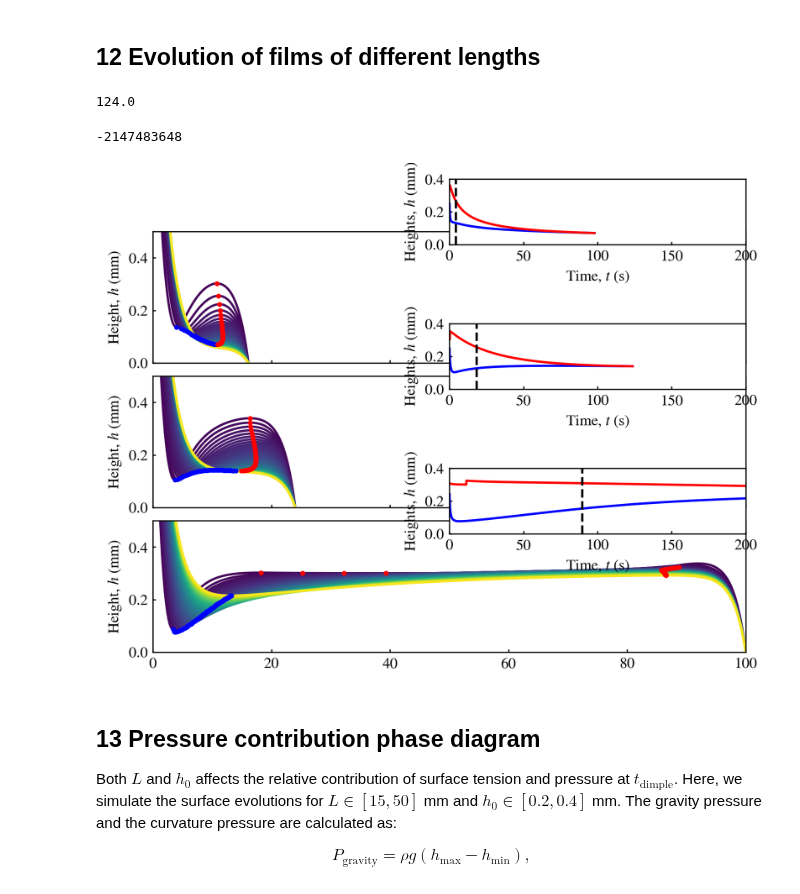
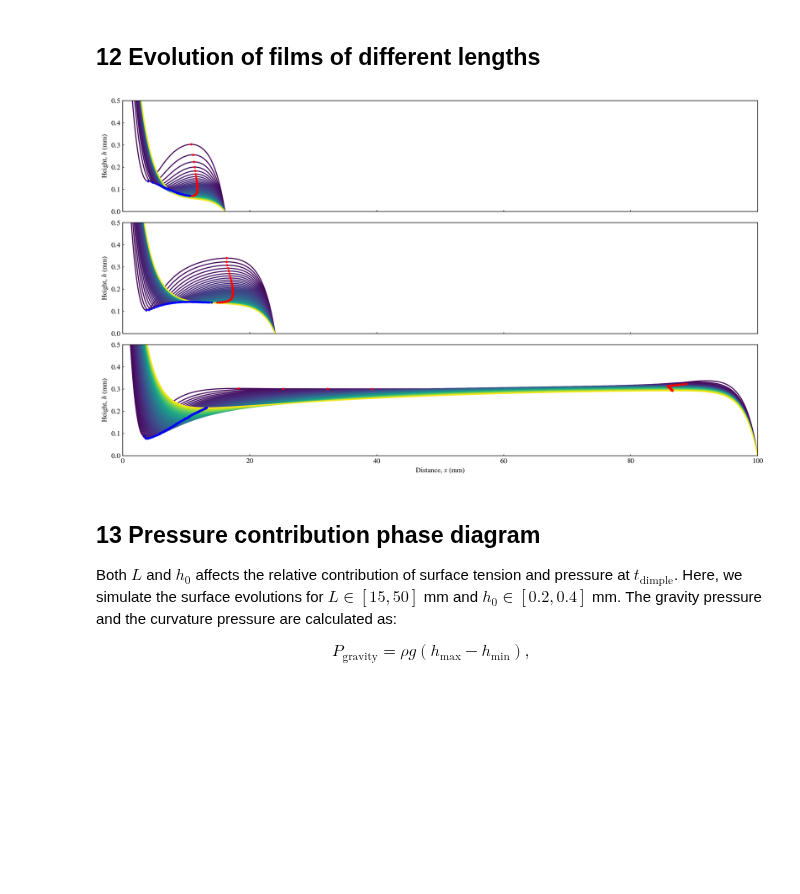
Before and after one commit to ZLoverty/WPM, a Jupyter notebook: Code/Response_to_reviewers.ipynb, the cells around one changed output. Saved outputs shown, nothing was run; the diff lists cells and outputs as text; code cells hidden in the pictures; blank space fills up the shorter version.

Commit message:
remake length plot for pre

```diff
--- a/Code/Response_to_reviewers.ipynb
+++ b/Code/Response_to_reviewers.ipynb
@@ -897,9 +895,9 @@ NameError: name 'readdata' is not defined
 # find the time of the highest curvature
 t_list = []
 # fig, ax = plt.subplots(1, 2, figsize=(7, 3), dpi=300, gridspec_kw={'wspace': 0.4})
+cmap = plt.get_cmap("viridis")
 for h, curvature in zip(curvature_data["h"], curvature_data["curvature"]):
     x, y = xy_bin(curvature_data["t"], curvature, mode="lin")
-    color = cmap((h-hmin)/(hmax-hmin))
     t_max = x[np.argmax(np.abs(y))]
     t_list.append(t_max)
 # %%
@@ -1197,51 +1198,44 @@ Text(0, 0.5, 'Dimple time, $t_\\mathrm{dimple}$ (s)')
 ## 12 Evolution of films of different lengths
 # %%
 folder = os.path.join(base_folder, "Research projects", "WPM", "Data", "three_lengths")
-# %%
-dimple.loc[i, "minima_index"]
-# %% [output]
-124.0
-# %%
-dimple.loc[i, "minima_index"].astype(int)
-# %% [output]
--2147483648
 # %%
 names = ["short", "medium", "long"]
 t_dimple = [4.5, 18.5, 89.7]
-fig, ax = plt.subplots(3, 1, figsize=(7, 5), dpi=300, sharex=True, sharey=True, gridspec_kw={"hspace": 0.1})
+fig, ax = plt.subplots(3, 1, figsize=(16, 9), dpi=300, sharex=True, sharey=True, gridspec_kw={"hspace": 0.1})
 cmap = plt.get_cmap("viridis")
 for num, name in enumerate(names):
     df = pd.read_csv(os.path.join(folder, f"{name}.csv")).set_index("x")
     dimple = pd.read_csv(os.path.join(folder, f"{name}-dimple.csv"))
     x = df.index.values
     for i in range(25, df.shape[1], 25):
         h = df.iloc[:, i].values
         ax[num].plot(x, h, color=cmap(i/df.shape[1]), label=name)
         min_ind = dimple.loc[i, "minima_index"]
         max_ind = dimple.loc[i, "maxima_index"]
         if np.isnan(min_ind) == False:
             ax[num].scatter(x[int(min_ind)], dimple.loc[i, "minima"], s=5, color="blue", zorder=10)
         if np.isnan(max_ind) == False:
             ax[num].scatter(x[int(max_ind)], dimple.loc[i, "maxima"], s=5, color="red", zorder=10)
     # draw an inset to each panel to show the evolution of hmin and hmax
 
-    inset = ax[num].inset_axes([0.5, 0.9, 0.5, 0.5])
-    inset.plot(dimple.t, dimple.minima, color="blue")
-    inset.plot(dimple.t, dimple.maxima, color="red")
-    inset.set_xlim([0, 200])
-    inset.set_ylim([0, .4])
-    inset.set_xlabel("Time, $t$ (s)")
-    inset.set_ylabel("Heights, $h$ (mm)")
-    # indicate t_dimple
-    inset.axvline(t_dimple[num], color="black", ls="--")
+    # inset = ax[num].inset_axes([0.5, 0.9, 0.5, 0.5])
+    # inset.plot(dimple.t, dimple.minima, color="blue")
+    # inset.plot(dimple.t, dimple.maxima, color="red")
+    # inset.set_xlim([0, 200])
+    # inset.set_ylim([0, .4])
+    # inset.set_xlabel("Time, $t$ (s)")
+    # inset.set_ylabel("Heights, $h$ (mm)")
+    # # indicate t_dimple
+    # inset.axvline(t_dimple[num], color="black", ls="--")
 
     ax[num].set_ylabel("Height, $h$ (mm)")
+ax[2].set_xlabel("Distance, $x$ (mm)")
 ax[0].set_xlim([0, 100])
 ax[0].set_ylim([0, .5])
 plt.tight_layout()
-fig.savefig("different-lengths.svg")
+# fig.savefig("different-lengths.svg")
 # %% [output]
-[figure, old version]
+[figure, new version]
 # %% [markdown]
 ## 13 Pressure contribution phase diagram
 
```
Also changed, not shown: parts of 2 cells of this notebook.
